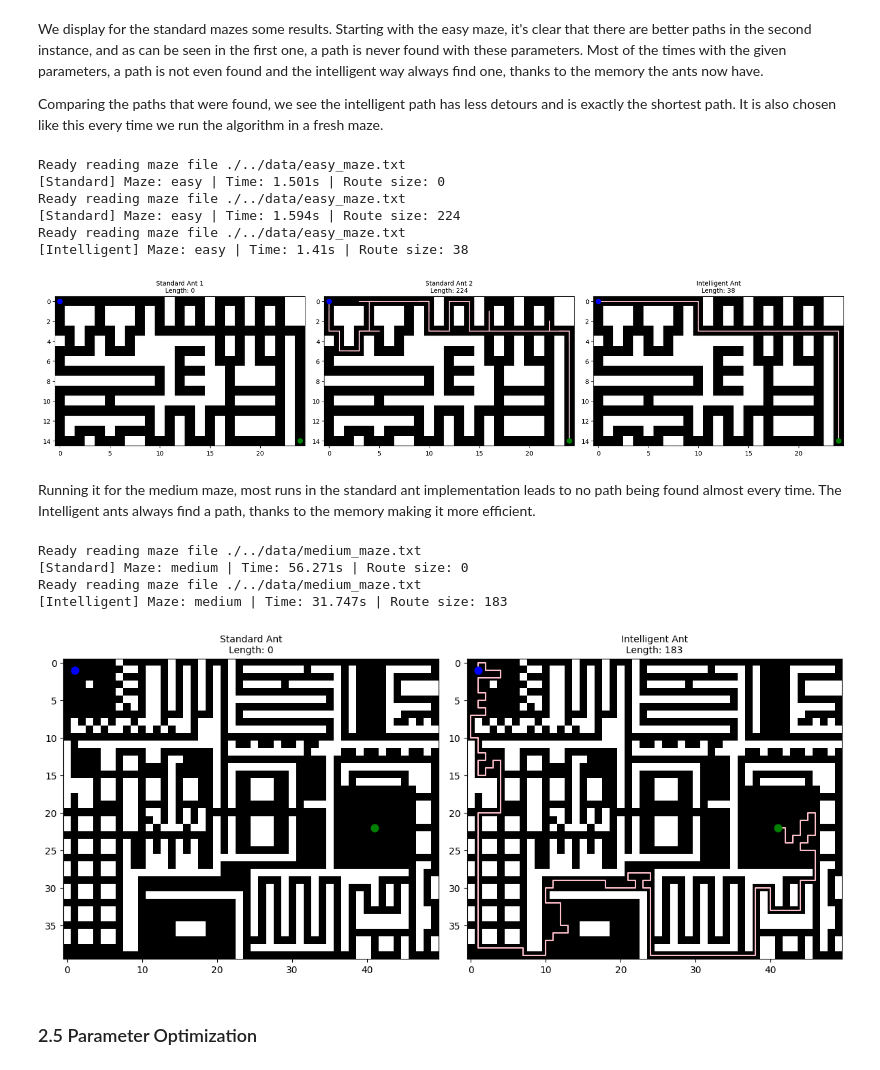
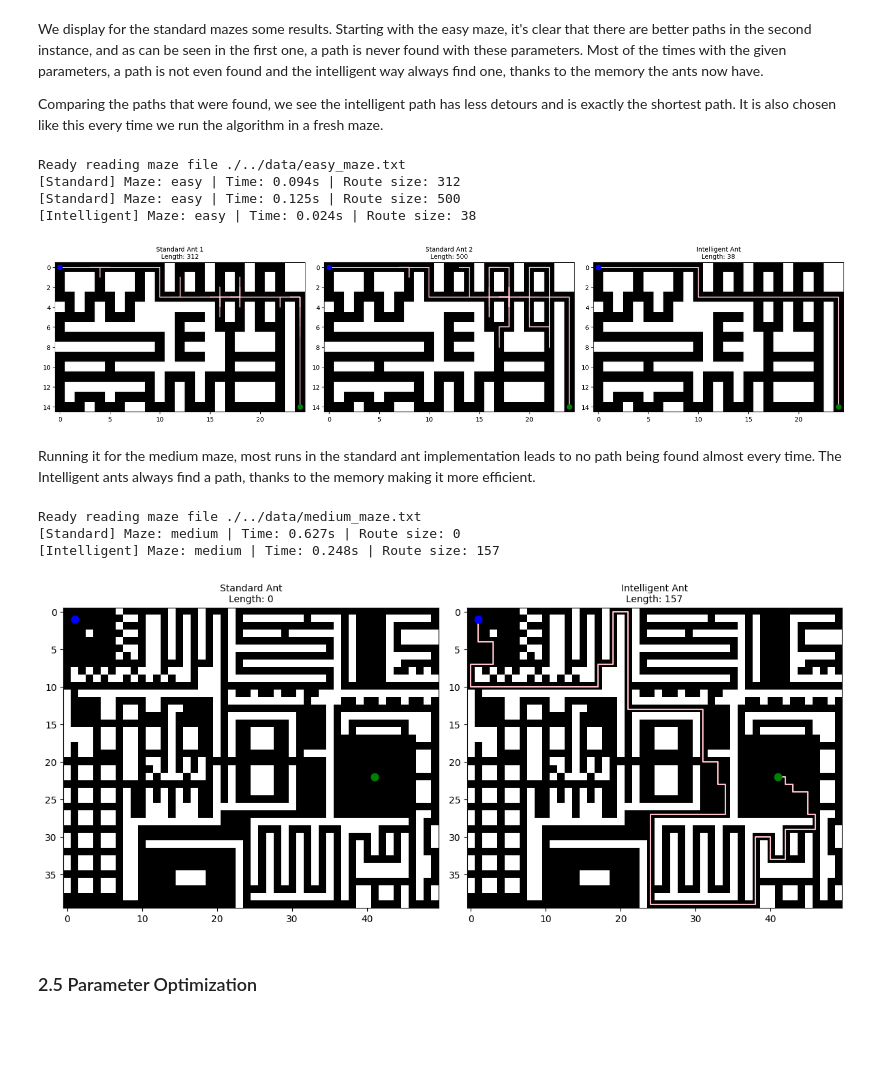
Before and after one commit to guy915/Computational-Intelligence-Models, a Jupyter notebook: ACO & GA/src/Main.ipynb, the cells around one changed output. Saved outputs shown, nothing was run; the diff lists cells and outputs as text; code cells hidden in the pictures; blank space fills up the shorter version.

```diff
--- a/ACO & GA/src/Main.ipynb
+++ b/ACO & GA/src/Main.ipynb
@@ -611,26 +678,38 @@ class IntelligentAnt:
 # %% [markdown]
 First, let's define a method to make it easy to view the resulting best routes in given maze types and with given parameters.
 # %%
-def run_aco(maze_name, ants_per_gen, no_gen, q, evap, max_steps, convergence, intelligent=False):
+_run_aco_cache = {}
+
+def run_aco(maze_name, ants_per_gen, no_gen, q, evap, max_steps, convergence, intelligent=False, elitist=False, seed=None):
     """
     Run ACO on a specified maze with given hyperparameters.
-    Returns (maze, route, spec, elapsed_time)
+    Caches the neighbor table along with walls so it's not rebuilt every call.
+    Returns (maze, route, spec, history)
     """
+    if seed is not None:
+        random.seed(seed)
+
     maze_path = f"./../data/{maze_name}_maze.txt"
     coord_path = f"./../data/{maze_name}_coordinates.txt"
 
-    maze = Maze.create_maze(maze_path)
-    spec = PathSpecification.read_coordinates(coord_path)
+    if maze_name not in _run_aco_cache:
+        maze = Maze.create_maze(maze_path)
+        spec = PathSpecification.read_coordinates(coord_path)
+        # Cache neighbor table alongside walls
+        _run_aco_cache[maze_name] = ((maze.walls, maze.width, maze.length, maze._walls_np, maze._neighbors), spec)
+    else:
+        (layout, w, h, walls_np, neighbors), spec = _run_aco_cache[maze_name]
+        maze = Maze(layout, w, h, walls_np=walls_np, neighbors=neighbors)
     aco = AntColonyOptimization(maze, ants_per_gen, no_gen, q, evap, max_steps, convergence)
 
     start_time = int(round(time.time() * 1000))
-    shortest_route = aco.find_shortest_route(spec, intelligent)
+    shortest_route, history = aco.find_shortest_route(spec, intelligent, elitist=elitist, return_history=True)
     elapsed = (int(round(time.time() * 1000)) - start_time) / 1000.0
 
     ant_type = "Intelligent" if intelligent else "Standard"
     print(f"[{ant_type}] Maze: {maze_name} | Time: {elapsed}s | Route size: {shortest_route.size()}")
 
-    return maze, shortest_route, spec
+    return maze, shortest_route, spec, history
 # %%
 def visualize_side_by_side(mazes, routes, specs, titles):
     n = len(mazes)
@@ -644,11 +723,9 @@ def visualize_side_by_side(mazes, routes, specs, titles):
 
         x, y = spec.start.x, spec.start.y
         path = [(x, y)]
-        for direction in route.get_route():
-            if direction.value == 0: x += 1
-            elif direction.value == 1: y -= 1
-            elif direction.value == 2: x -= 1
-            elif direction.value == 3: y += 1
+        for direction in route.route:
+            dx, dy = DIR_DELTA[direction]
+            x, y = x + dx, y + dy
             path.append((x, y))
 
         path_array = np.array(path)
@@ -677,37 +754,34 @@ We display for the standard mazes some results. Starting with the easy maze, it'
 Comparing the paths that were found, we see the intelligent path has less detours and is exactly the shortest path. It is also chosen like this every time we run the algorithm in a fresh maze.
 # %%
 # Running on the standard ants
-m1, r1, s1 = run_aco('easy', 30, 100, 500, 0.3, 500, 20, intelligent=False)
-m2, r2, s2 = run_aco('easy', 30, 100, 500, 0.3, 500, 20, intelligent=False)
+m1, r1, s1, _ = run_aco('easy', 30, 100, 500, 0.3, 500, 20, intelligent=False)
+m2, r2, s2, _ = run_aco('easy', 30, 100, 500, 0.3, 500, 20, intelligent=False)
 
 # Running on intelligent ants
-m3, r3, s3 = run_aco('easy', 30, 100, 500, 0.3, 500, 20, intelligent=True)
+m3, r3, s3, _ = run_aco('easy', 30, 100, 500, 0.3, 500, 20, intelligent=True)
 
 visualize_side_by_side([m1, m2, m3], [r1, r2, r3], [s1, s2, s3], ["Standard Ant 1", "Standard Ant 2" ,"Intelligent Ant"])
 # %% [output]
 Ready reading maze file ./../data/easy_maze.txt
-[Standard] Maze: easy | Time: 1.501s | Route size: 0
-Ready reading maze file ./../data/easy_maze.txt
-[Standard] Maze: easy | Time: 1.594s | Route size: 224
-Ready reading maze file ./../data/easy_maze.txt
-[Intelligent] Maze: easy | Time: 1.41s | Route size: 38
+[Standard] Maze: easy | Time: 0.094s | Route size: 312
+[Standard] Maze: easy | Time: 0.125s | Route size: 500
+[Intelligent] Maze: easy | Time: 0.024s | Route size: 38
-[figure, old version]
+[figure, new version]
 # %% [markdown]
 Running it for the medium maze, most runs in the standard ant implementation leads to no path being found almost every time. The Intelligent ants always find a path, thanks to the memory making it more efficient.
 # %%
 # Running on standard ants
-m1, r1, s1 = run_aco('medium', 50, 300, 700, 0.3, 1000, 30, intelligent=False)
+m1, r1, s1, _ = run_aco('medium', 50, 300, 700, 0.3, 1000, 30, intelligent=False)
 
 # Running on intelligent ants
-m2, r2, s2 = run_aco('medium', 50, 300, 700, 0.3, 1000, 30, intelligent=True)
+m2, r2, s2, _ = run_aco('medium', 50, 300, 700, 0.3, 1000, 30, intelligent=True)
 
 visualize_side_by_side([m1, m2], [r1, r2], [s1, s2], ["Standard Ant", "Intelligent Ant"])
 # %% [output]
 Ready reading maze file ./../data/medium_maze.txt
-[Standard] Maze: medium | Time: 56.271s | Route size: 0
-Ready reading maze file ./../data/medium_maze.txt
-[Intelligent] Maze: medium | Time: 31.747s | Route size: 183
+[Standard] Maze: medium | Time: 0.627s | Route size: 0
+[Intelligent] Maze: medium | Time: 0.248s | Route size: 157
-[figure, old version]
+[figure, new version]
 # %% [markdown]
 ### 2.5 Parameter Optimization
 # %% [markdown]
```
Also changed, not shown: parts of 19 cells of this notebook.
